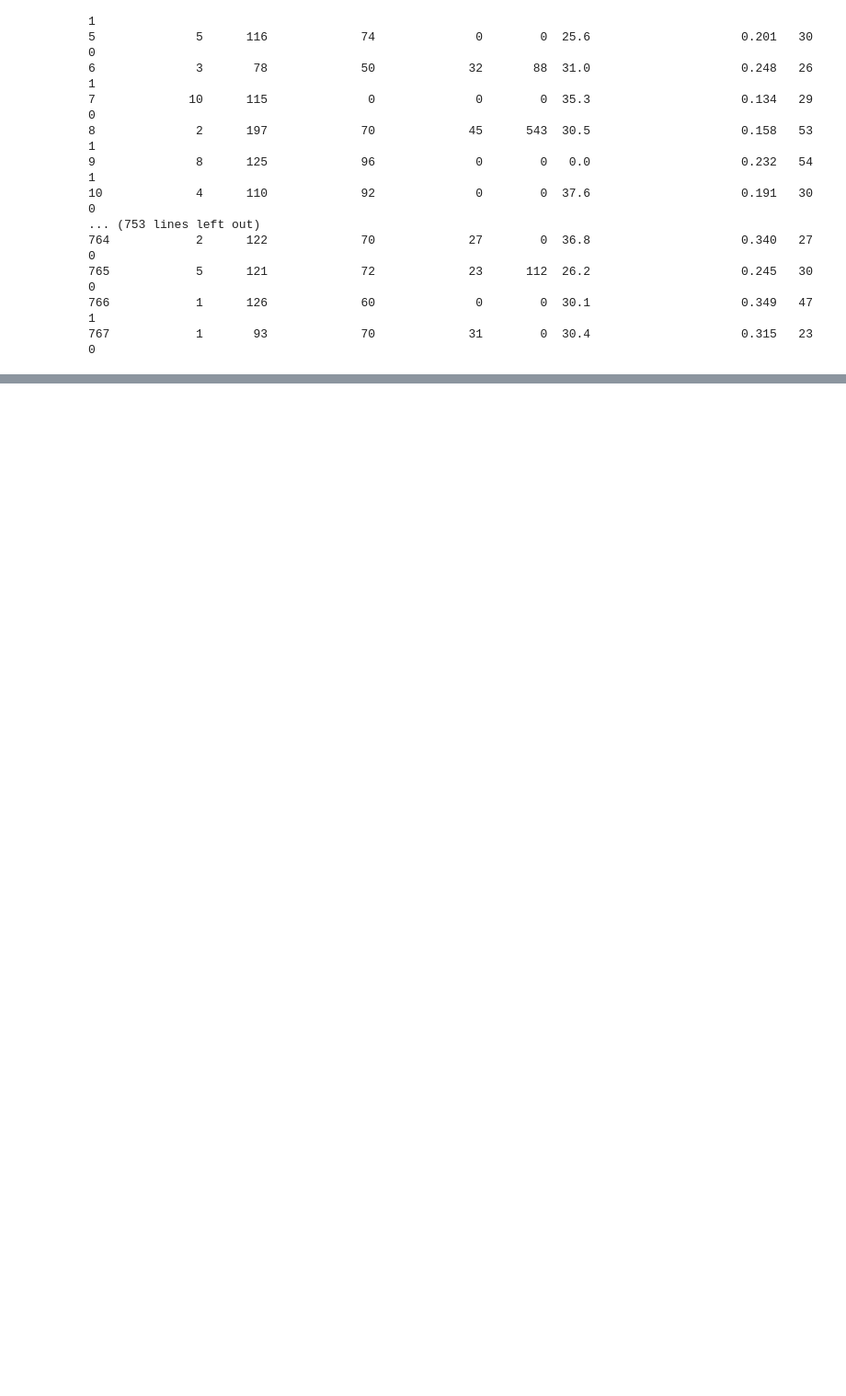
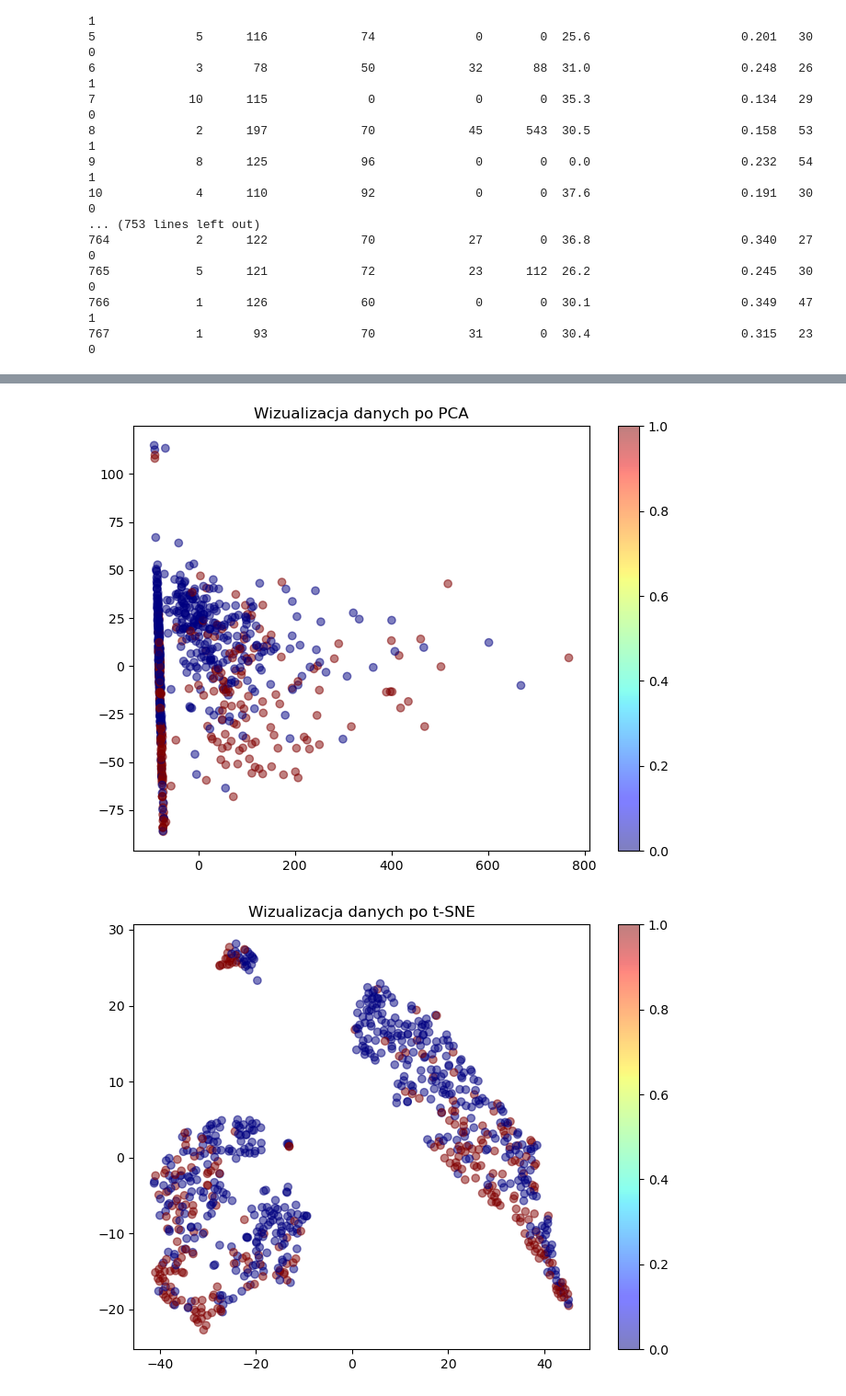
Before and after one commit to HubiPX/NOD, a Jupyter notebook: Zadanie 7/hubert_mentel_7.ipynb, the cells around one changed output, grey strips where cells are left out. Shown at 92% size. Drawn from its saved outputs; the diff is of its cells as text; code cells hidden in the pictures; blank space fills up the shorter version.

```diff
--- a/Zadanie 7/hubert_mentel_7.ipynb
+++ b/Zadanie 7/hubert_mentel_7.ipynb
@@ -32,3 +31,67 @@ print(df.to_string())
 765            5      121             72             23      112  26.2                     0.245   30        0
 766            1      126             60              0        0  30.1                     0.349   47        1
 767            1       93             70             31        0  30.4                     0.315   23        0
+# %%
+# 2. Przygotowanie danych
+X = dane.drop("Outcome", axis=1)  # cechy
+y = dane["Outcome"]  # etykiety
+
+# 3. Podział na zbiór treningowy i testowy
+X_train, X_test, y_train, y_test = train_test_split(X, y, test_size=0.2, random_state=42)
+
+# 4. Normalizacja danych
+scaler = StandardScaler()
+X_train = scaler.fit_transform(X_train)
+X_test = scaler.transform(X_test)
+
+# 5. Trenowanie klasyfikatorów
+# Regresja logistyczna
+log_reg = LogisticRegression(random_state=42)
+log_reg.fit(X_train, y_train)
+
+# SVM
+svm = SVC(kernel='linear', random_state=42)
+svm.fit(X_train, y_train)
+
+# k-Nearest Neighbors
+knn = KNeighborsClassifier(n_neighbors=5)
+knn.fit(X_train, y_train)
+
+# 6. Predykcja i ocena wyników
+print("Regresja logistyczna:")
+y_pred = log_reg.predict(X_test)
+print(classification_report(y_test, y_pred))
+print(confusion_matrix(y_test, y_pred))
+
+print("\nSVM:")
+y_pred = svm.predict(X_test)
+print(classification_report(y_test, y_pred))
+print(confusion_matrix(y_test, y_pred))
+
+print("\nk-Nearest Neighbors:")
+y_pred = knn.predict(X_test)
+print(classification_report(y_test, y_pred))
+print(confusion_matrix(y_test, y_pred))
+
+# 7. Redukcja wymiarowości (PCA)
+pca = PCA(n_components=2)
+X_pca = pca.fit_transform(X)
+
+# Wizualizacja wyników PCA
+plt.figure(figsize=(8, 6))
+plt.scatter(X_pca[:, 0], X_pca[:, 1], c=y, cmap='jet', alpha=0.5)
+plt.colorbar()
+plt.title("Wizualizacja danych po PCA")
+plt.show()
+
+# 8. Wizualizacja wyników t-SNE
+tsne = TSNE(n_components=2, random_state=42)
+X_tsne = tsne.fit_transform(X)
+
+# Wizualizacja wyników t-SNE
+plt.figure(figsize=(8, 6))
+plt.scatter(X_tsne[:, 0], X_tsne[:, 1], c=y, cmap='jet', alpha=0.5)
+plt.colorbar()
+plt.title("Wizualizacja danych po t-SNE")
+plt.show()
+# %% [output]
@@ -34,0 +115,2 @@ print(df.to_string())
+[figure, added]
+[figure, added]
```
Also changed, not shown: parts of 2 cells of this notebook, 3 other files.
